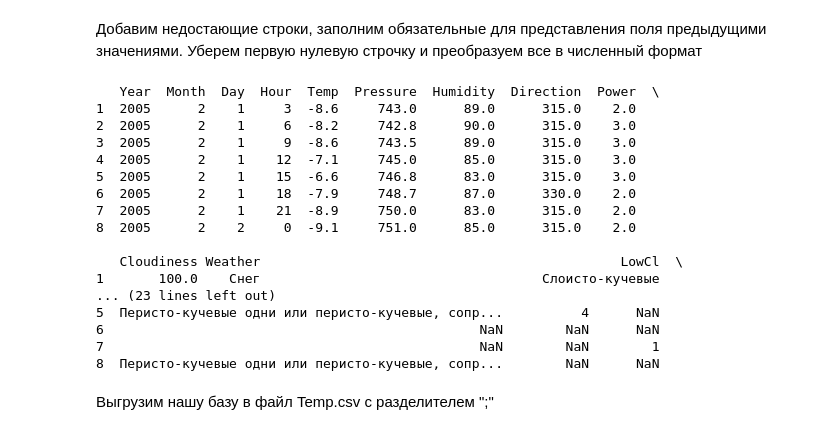
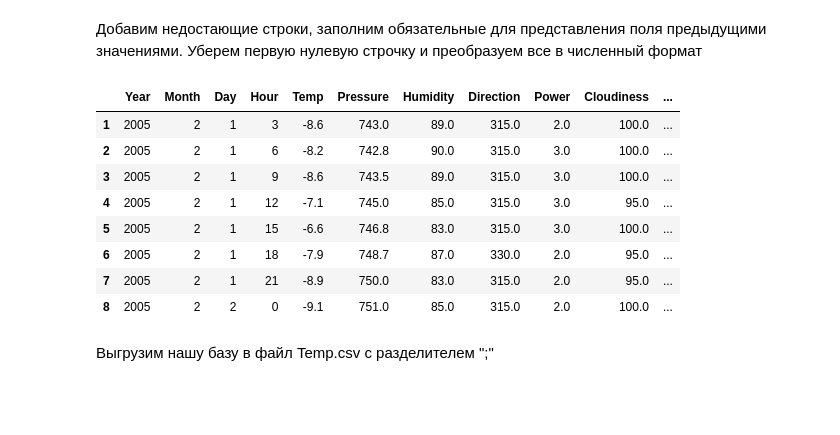
Before and after one commit to phrog-rgb/Weather_project, a Jupyter notebook: main.ipynb, the cells around one changed output. Cells and saved outputs as stored; diff of their text form; code cells hidden in the pictures; blank space fills up the shorter version.

```diff
--- a/main.ipynb
+++ b/main.ipynb
@@ -132,33 +137,25 @@ df['Direction'] = df['Direction'].map(direction_mapping)
 # %%
 df=add_rows(df)
 
 columns_to_fill = ['Temp', 'Pressure', 'Humidity', 'Direction', 'Power', 'Cloudiness']
 df[columns_to_fill] = df[columns_to_fill].ffill()
 
 df = df[1:len(df)]
 
 for col in df.columns:
     df[col] = to_numeric_with_exceptions(df[col])
 
-print(df.head(8))
+df.head(8)
 # %% [output]
-   Year  Month  Day  Hour  Temp  Pressure  Humidity  Direction  Power  \
-1  2005      2    1     3  -8.6     743.0      89.0      315.0    2.0
-2  2005      2    1     6  -8.2     742.8      90.0      315.0    3.0
-3  2005      2    1     9  -8.6     743.5      89.0      315.0    3.0
-4  2005      2    1    12  -7.1     745.0      85.0      315.0    3.0
-5  2005      2    1    15  -6.6     746.8      83.0      315.0    3.0
-6  2005      2    1    18  -7.9     748.7      87.0      330.0    2.0
-7  2005      2    1    21  -8.9     750.0      83.0      315.0    2.0
-8  2005      2    2     0  -9.1     751.0      85.0      315.0    2.0
-
-   Cloudiness Weather                                              LowCl  \
-1       100.0    Снег                                    Слоисто-кучевые
-... (23 lines left out)
-5  Перисто-кучевые одни или перисто-кучевые, сопр...          4      NaN
-6                                                NaN        NaN      NaN
-7                                                NaN        NaN        1
-8  Перисто-кучевые одни или перисто-кучевые, сопр...        NaN      NaN
+|  | Year | Month | Day | Hour | Temp | Pressure | Humidity | Direction | Power | Cloudiness | ... |
+| 1 | 2005 | 2 | 1 | 3 | -8.6 | 743.0 | 89.0 | 315.0 | 2.0 | 100.0 | ... |
+| 2 | 2005 | 2 | 1 | 6 | -8.2 | 742.8 | 90.0 | 315.0 | 3.0 | 100.0 | ... |
+| 3 | 2005 | 2 | 1 | 9 | -8.6 | 743.5 | 89.0 | 315.0 | 3.0 | 100.0 | ... |
+| 4 | 2005 | 2 | 1 | 12 | -7.1 | 745.0 | 85.0 | 315.0 | 3.0 | 95.0 | ... |
+| 5 | 2005 | 2 | 1 | 15 | -6.6 | 746.8 | 83.0 | 315.0 | 3.0 | 100.0 | ... |
+| 6 | 2005 | 2 | 1 | 18 | -7.9 | 748.7 | 87.0 | 330.0 | 2.0 | 95.0 | ... |
+| 7 | 2005 | 2 | 1 | 21 | -8.9 | 750.0 | 83.0 | 315.0 | 2.0 | 95.0 | ... |
+| 8 | 2005 | 2 | 2 | 0 | -9.1 | 751.0 | 85.0 | 315.0 | 2.0 | 100.0 | ... |
 # %% [markdown]
 Выгрузим нашу базу в файл Temp.csv с разделителем ";"
 # %%
```
Also changed, not shown: parts of 11 cells of this notebook, 1 other file.
